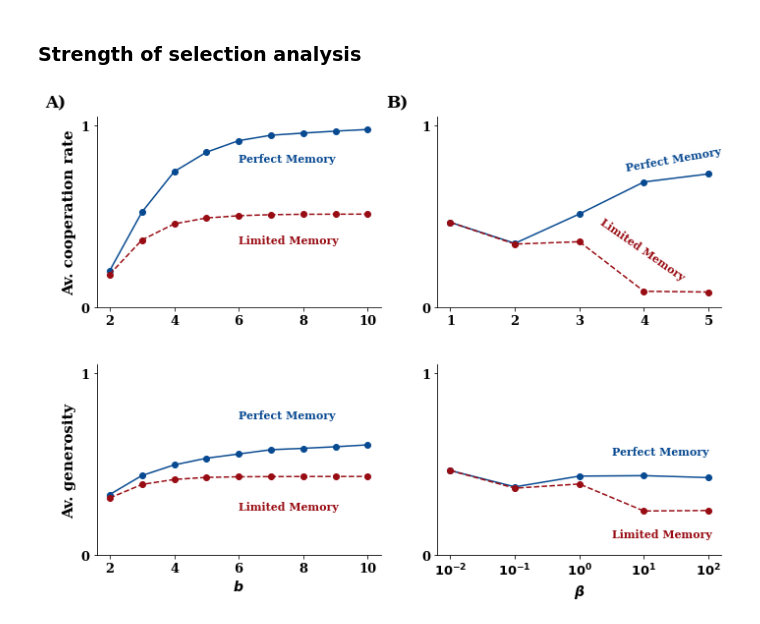
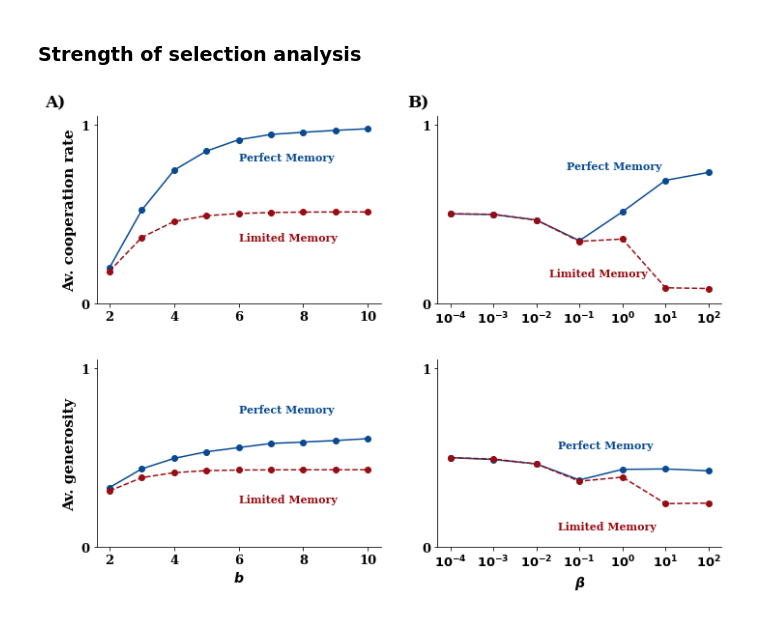
Before and after one commit to Nikoleta-v3/evolution-of-cooperation-with-limited-updating-payoff-memory, a Jupyter notebook: nbs/Donation Game Perfect and Limited Memory.ipynb, the cells around one changed output. Saved outputs shown, nothing was run; the diff lists cells and outputs as text; code cells hidden in the pictures.

```diff
--- a/nbs/Donation Game Perfect and Limited Memory.ipynb
+++ b/nbs/Donation Game Perfect and Limited Memory.ipynb
@@ -230,7 +230,7 @@ for exp, stoch in zip(dfs_perfect, dfs_limited):
 # %% [markdown]
 ### Strength of selection analysis
 # %%
-betas = [0.01, 0.1, 1, 10, 100]
+betas = [10 ** -4, 10 ** -3, 10 ** - 2, 10 ** - 1, 10 ** 0, 10 ** 1, 10 ** 2]
 
 csv_files_prf = [f'../to_archieve/perfect_memory/clean_beta_{beta}_stochastic_0.csv' for beta in betas]
 
@@ -272,7 +272,7 @@ for exp, stoch in zip(dfs_perfect, dfs_limited):
     _, bins, _ = plt.hist(exp['p'], bins=19);
     generosity_beta_perfect.append(np.mean(exp[exp['p'] >= bins[-2]]['q']))
 
-    _, bins, _ = plt.hist(stoch['p'], bins=19);
+#     _, bins, _ = plt.hist(stoch['p'], bins=19);
     generosity_beta_limited.append(np.mean(stoch[stoch['p'] >= bins[-2]]['q']))
 # %%
 fig, axes = plt.subplots(nrows=2, ncols=2, figsize=(10, 7.5))
@@ -300,47 +300,54 @@ axes[1, 0].text(6, .25, "Limited Memory", fontsize=11, color=reds(.9))
 
 # Cooperation Rates For beta
 
-axes[0, 1].plot(range(1, 6), cooperation_rates_beta_perfect, "-o", color=blues(0.9));
-axes[0, 1].plot(range(1, 6), cooperation_rates_beta_limited, "--o", color=reds(0.9));
-axes[0, 1].set_xticks([1, 2, 3, 4, 5]);
+axes[0, 1].plot(range(1, 8), cooperation_rates_beta_perfect, "-o", color=blues(0.9));
+axes[0, 1].plot(range(1, 8), cooperation_rates_beta_limited, "--o", color=reds(0.9));
+axes[0, 1].set_xticks([1, 2, 3, 4, 5, 6, 7]);
+axes[(0, 1)].set_xticklabels([r"$10^{-4}$", r"$10^{-3}$",
+                      r"$10^{-2}$",
+                      r"$10^{-1}$",
+                      r"$10^{0}$",
+                      r"$10^{1}$",
+                      r"$10^{2}$"]);
 
-axes[(0, 1)].text(3.7, .75, "Perfect Memory", fontsize=11, color=blues(.9), rotation=10)
-axes[(0, 1)].text(3.3, .15, "Limited Memory", fontsize=11, color=reds(.9), rotation=-35)
+axes[(0, 1)].text(3.7, .75, "Perfect Memory", fontsize=11, color=blues(.9),)
+axes[(0, 1)].text(3.3, .15, "Limited Memory", fontsize=11, color=reds(.9), )
 
 
 # Generosity Rates For beta
 
-axes[(1, 1)].plot(range(1, 6), generosity_beta_perfect, "-o", color=blues(0.9));
-axes[(1, 1)].plot(range(1, 6), generosity_beta_limited, "--o", color=reds(.9));
+axes[(1, 1)].plot(range(1, 8), generosity_beta_perfect, "-o", color=blues(0.9));
+axes[(1, 1)].plot(range(1, 8), generosity_beta_limited, "--o", color=reds(.9));
 axes[(1, 1)].set_xlabel(r'$\beta$', weight="bold", fontsize=14);
 
 axes[(1, 1)].text(3.5, .55, "Perfect Memory", fontsize=11, color=blues(.9))
 axes[(1, 1)].text(3.5, .1, "Limited Memory", fontsize=11, color=reds(.9))
 
-axes[(1, 1)].set_xticks([1, 2, 3, 4, 5]);
-axes[(1, 1)].set_xticklabels([r"$10^{-2}$",
+axes[(1, 1)].set_xticks([1, 2, 3, 4, 5, 6, 7]);
+axes[(1, 1)].set_xticklabels([r"$10^{-4}$", r"$10^{-3}$",
+                      r"$10^{-2}$",
                       r"$10^{-1}$",
                       r"$10^{0}$",
                       r"$10^{1}$",
                       r"$10^{2}$"]);
 
 for i in [(0, 0), (0, 1), (1, 0), (1, 1)]:
     axes[i].tick_params(axis='both', which='major', labelsize=13)
     axes[i].set_ylim(0, 1.05);
     axes[i].set_yticks([0, 1])
     for ax in [axes[i].spines["right"], axes[i].spines["top"]]:
         ax.set_visible(False);
 
 for i, label in zip([(0, 0), (0, 1)], ["A)", "B)"]):
     axes[i].text(0, 1.1, label, fontsize=17)
 
 
 
 plt.tight_layout();
 
 plt.subplots_adjust(wspace=.2, hspace=.3)
 
 
 plt.savefig("../paper/static/cooperation_rate_over_b_and_beta.pdf")
 # %% [output]
-[figure, old version]
+[figure, new version]
```
Also changed, not shown: parts of 1 cell of this notebook, 6 other files.
